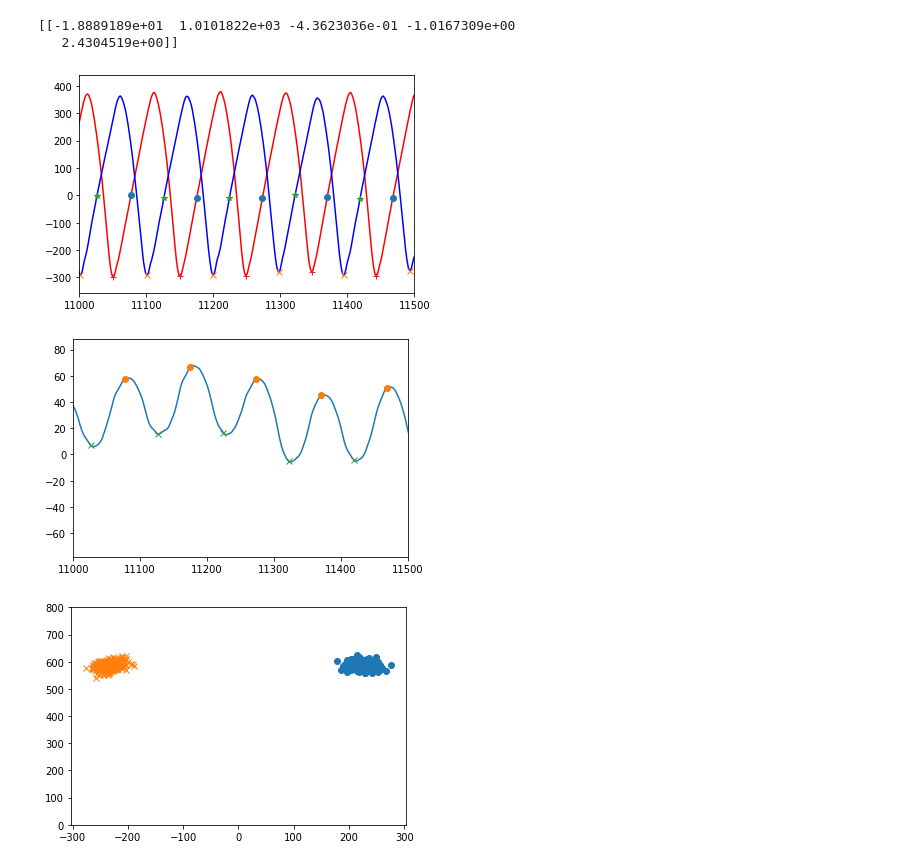
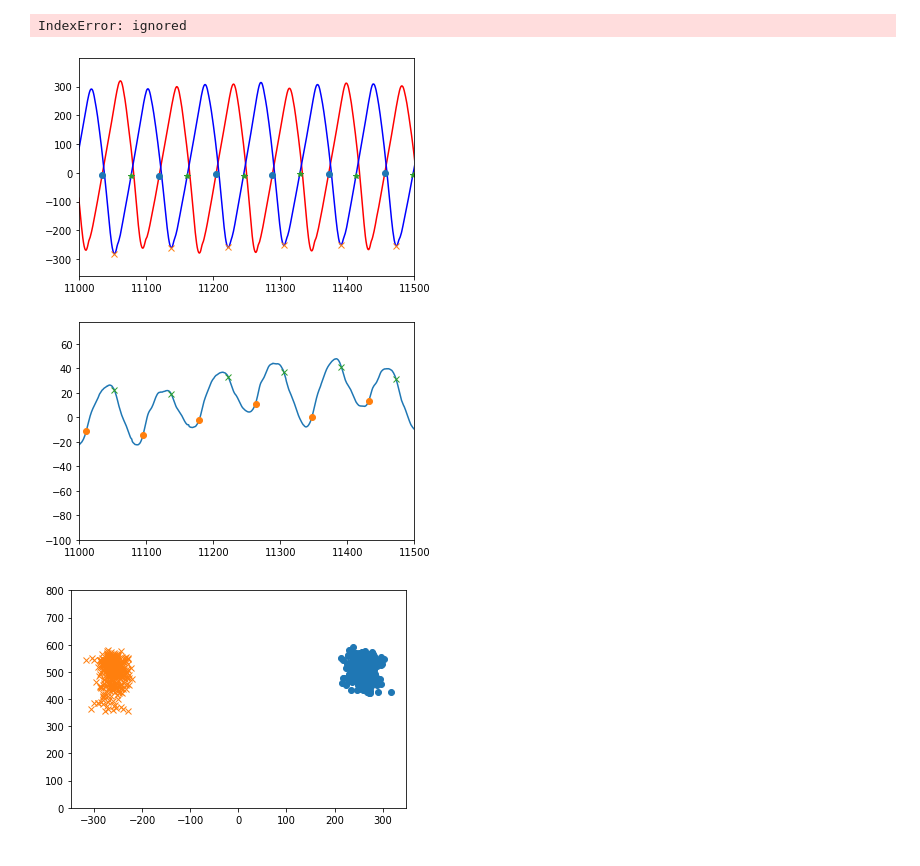
Before and after one commit to inseungkang/learningalgos, a Jupyter notebook: Controller_Inference.ipynb, the cells around one changed output. Drawn from its saved outputs; the diff is of its cells as text; code cells hidden in the pictures.

```diff
--- a/Controller_Inference.ipynb
+++ b/Controller_Inference.ipynb
@@ -48,8 +44,8 @@ for filename in file_list:
 # from npz files, open the file and truncate data to sync the data so we can extract 6 min of walking data (using the sync force plate)
 # main trial started after the rising edge of the synce force plate
 npz_dir = '/content/drive/My Drive/Inseung_LearningAlgos/npz files/'
-test_file_name = 'AB2_Session1_Right14_Left14.npz'
-test_file_header = header_col_list[7]
+test_file_name = 'AB1_Session1_Right14_Left14.npz'
+test_file_header = header_col_list[2]
 
 with np.load(npz_dir+test_file_name) as data:
   marker_data = data['points']
@@ -103,6 +99,8 @@ for idx, value in enumerate(zc):
       ms_idx = zc[idx+1]
       hc_r.append(hc_idx)
       ms_r.append(ms_idx)
+# %% [output]
+IndexError: ignored
 # %%
 # mid stance and heel contact index for left and right might match in size so truncate the first on to match the MX4 size and concatenate
 # order of the gait event every loop is: ms_l, hc_r, ms_r, hc_l
@@ -136,53 +134,52 @@ for idx, x in enumerate(ms_l):
 # Obtain state vector for pelvis this is combination of position and velocity which was differentiated
 COM_X = com[:,0]
 COM_Z = com[:,2]
-COM_XX = np.append(np.diff(com[:,0]), np.diff(com[:,0])[-1])
-COM_YY = np.append(np.diff(com[:,1]), np.diff(com[:,1])[-1])
-COM_ZZ = np.append(np.diff(com[:,2]), np.diff(com[:,2])[-1])
+dt = 0.01
+
+COM_XX = np.append(np.diff(com[:,0])/dt, np.diff(com[:,0])[-1]/dt)
+COM_YY = np.append(np.diff(com[:,1])/dt, np.diff(com[:,1])[-1]/dt)
+COM_ZZ = np.append(np.diff(com[:,2])/dt, np.diff(com[:,2])[-1]/dt)
 COM_state = np.transpose(np.asmatrix((COM_X, COM_Z, COM_XX, COM_YY, COM_ZZ)))
 
 # Obtain foot placement vector (X, Y). This is only the position vector but we need to subtract the relevant COM position to obtain foot place relative to the COM
 footXY_l = np.column_stack((foot_l[:,0] - foot_r[:,0], foot_l[:,1] - foot_r[:,1]))
 footXY_r = np.column_stack((foot_r[:,0] - foot_l[:,0], foot_r[:,1] - foot_l[:,1]))
 
 # Obtain COM state and foot placement at mid stance / heel contact for left and right leg using the corresponding gait event index
 COM_ms_l = COM_state[[int(i) for i in gait_event_idx[:,0].tolist()]]
 COM_ms_r = COM_state[[int(i) for i in gait_event_idx[:,2].tolist()]]
 footXY_hc_l = footXY_l[[int(i) for i in gait_event_idx[:,3].tolist()]]
 footXY_hc_r = footXY_r[[int(i) for i in gait_event_idx[:,1].tolist()]]
 
 # compute the nominal P_star and Q_star which is just a mean value during certain part of the gait cycle (mid stance / heel contact)
 COM_ms_norm_l = np.mean(COM_ms_l, axis=0)
-print(COM_ms_norm_l)
 COM_ms_norm_r = np.mean(COM_ms_r, axis=0)
 footXY_hc_norm_l = np.mean(footXY_hc_l, axis=0)
 footXY_hc_norm_r = np.mean(footXY_hc_r, axis=0)
 
 delta_P = np.asarray(COM_ms_l - COM_ms_norm_l)
 delta_Q = footXY_hc_r - footXY_hc_norm_r
 
 plt.plot(com[:,1]-foot_r[:,1],'red')
 plt.plot(com[:,1]-foot_l[:,1],'blue')
 
 plt.plot(ms_r, com[ms_r,1]-foot_r[ms_r,1], 'o')
 plt.plot(hc_l, com[hc_l,1]-foot_l[hc_l,1], 'x')
 plt.plot(ms_l, com[ms_l,1]-foot_l[ms_l,1], '*')
 plt.xlim(11000, 11500)
 plt.show()
 # %% [output]
-[[-1.8889189e+01  1.0101822e+03 -4.3623036e-01 -1.0167309e+00
-   2.4304519e+00]]
-[figure, old version]
+[figure, new version]
 # %%
 plt.plot(COM_X)
-plt.plot(ms_r, COM_X[ms_r], 'o')
-plt.plot(ms_l, COM_X[ms_l], 'x')
+plt.plot(hc_r, COM_X[hc_r], 'o')
+plt.plot(hc_l, COM_X[hc_l], 'x')
 
 # plt.plot(foot_r[:,1])_r,1], 'x')
 plt.xlim(11000, 11500)
 plt.show()
 # %% [output]
-[figure, old version]
+[figure, new version]
 # %%
 # footXY_hc_r_1 = footXY_hc_r
 
@@ -195,7 +192,7 @@ plt.plot(footXY_hc_l[10:,0],footXY_hc_l[10:,1],'x')
 plt.ylim(0, 800)
 plt.show()
 # %% [output]
-[figure, old version]
+[figure, new version]
 # %%
 from sklearn.linear_model import LinearRegression
 
```
Also changed, not shown: parts of 3 cells of this notebook.
